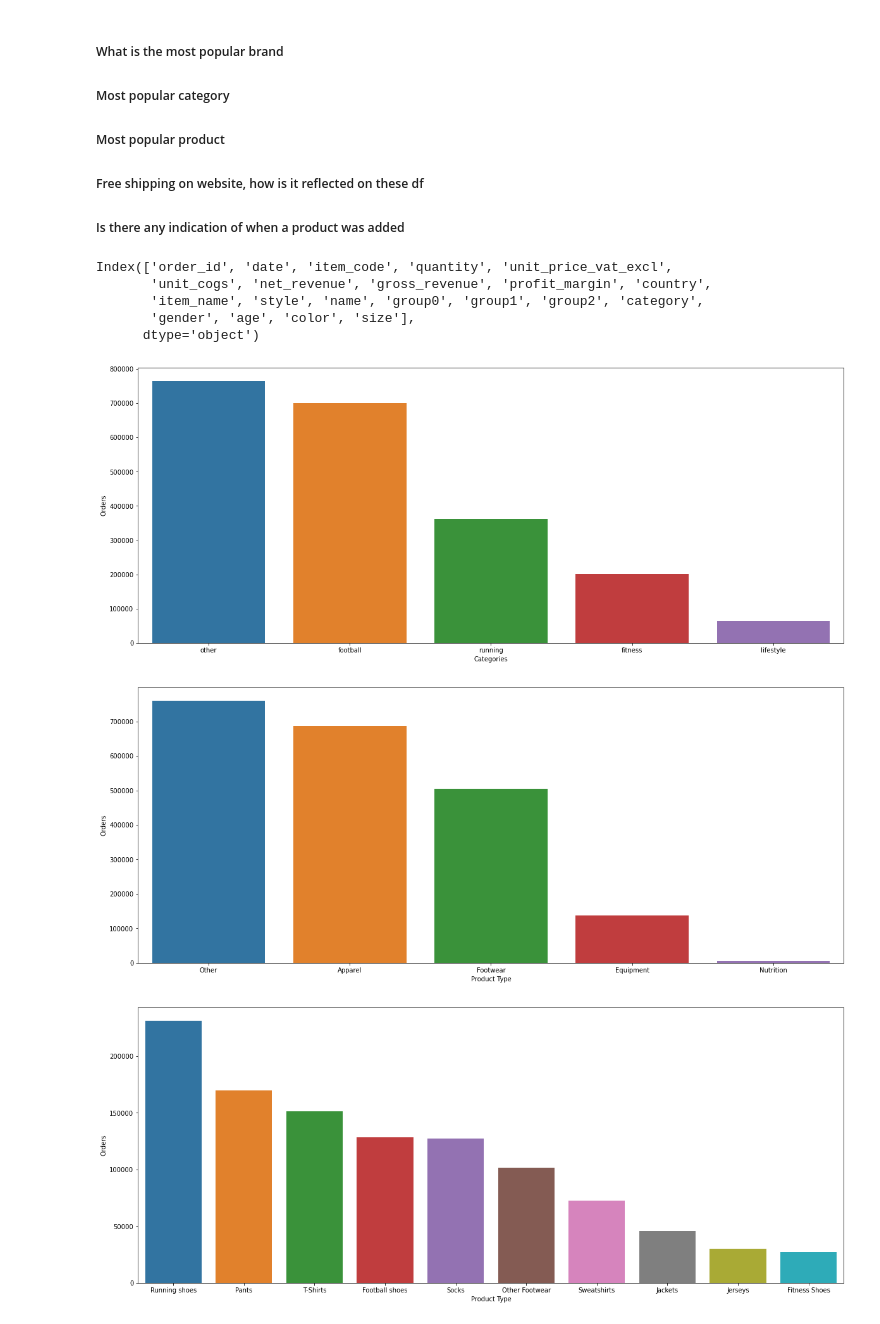
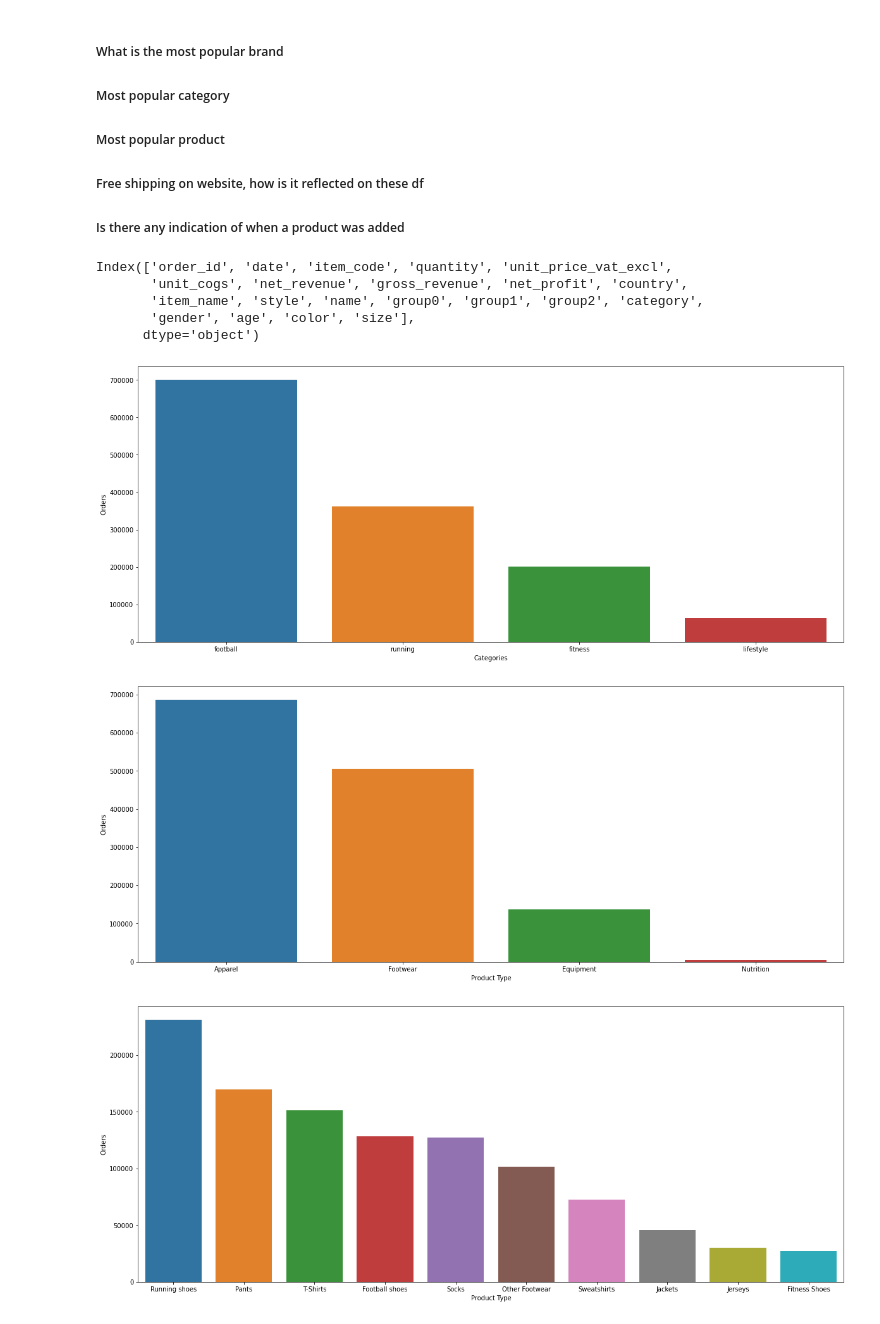
Before and after one commit to derrick-w/top4sport-sales-prediction, a Jupyter notebook: top4sport-EDA.ipynb, the cells around one changed output. Drawn from its saved outputs; the diff is of its cells as text; code cells hidden in the pictures.

```diff
--- a/top4sport-EDA.ipynb
+++ b/top4sport-EDA.ipynb
@@ -10,7 +14,7 @@ from statsmodels.graphics.tsaplots import plot_pacf
 import warnings
 warnings.filterwarnings('ignore')
 # %%
-orders = pd.read_csv('orders.csv', sep=';')
+orders = pd.read_csv('orders.csv', sep=';', parse_dates=['date'])
 # %%
 items = pd.read_csv('items.csv', sep=';')
 # %% [markdown]
@@ -441,34 +445,36 @@ viz_df['category'].fillna('other', inplace=True)
 ##### Most popular product
 ##### Free shipping on website, how is it reflected on these df
 ##### Is there any indication of when a product was added
+# %%
+plt.rcParams.update({'font.size': 14})
 # %%
 viz_df.columns
 # %% [output]
 Index(['order_id', 'date', 'item_code', 'quantity', 'unit_price_vat_excl',
-       'unit_cogs', 'net_revenue', 'gross_revenue', 'profit_margin', 'country',
+       'unit_cogs', 'net_revenue', 'gross_revenue', 'net_profit', 'country',
        'item_name', 'style', 'name', 'group0', 'group1', 'group2', 'category',
        'gender', 'age', 'color', 'size'],
       dtype='object')
 # %%
 category_viz = viz_df['category'].value_counts()
 
 plt.figure(figsize=(20, 8))
-sns.barplot(category_viz.index, category_viz.values)
+sns.barplot(category_viz.index[1:], category_viz.values[1:])
 plt.ylabel('Orders')
 plt.xlabel('Categories')
 plt.show()
 # %% [output]
-[figure, old version]
+[figure, new version]
 # %%
 product_type_viz = viz_df['group0'].value_counts()
 
 plt.figure(figsize=(20, 8))
-sns.barplot(product_type_viz.index, product_type_viz.values)
+sns.barplot(product_type_viz.index[1:], product_type_viz.values[1:])
 plt.ylabel('Orders')
 plt.xlabel('Product Type')
 plt.show()
 # %% [output]
-[figure, old version]
+[figure, new version]
 # %%
 product_type_viz = viz_df['group1'].value_counts()
 
```
Also changed, not shown: parts of 31 cells of this notebook, 18 other files.
